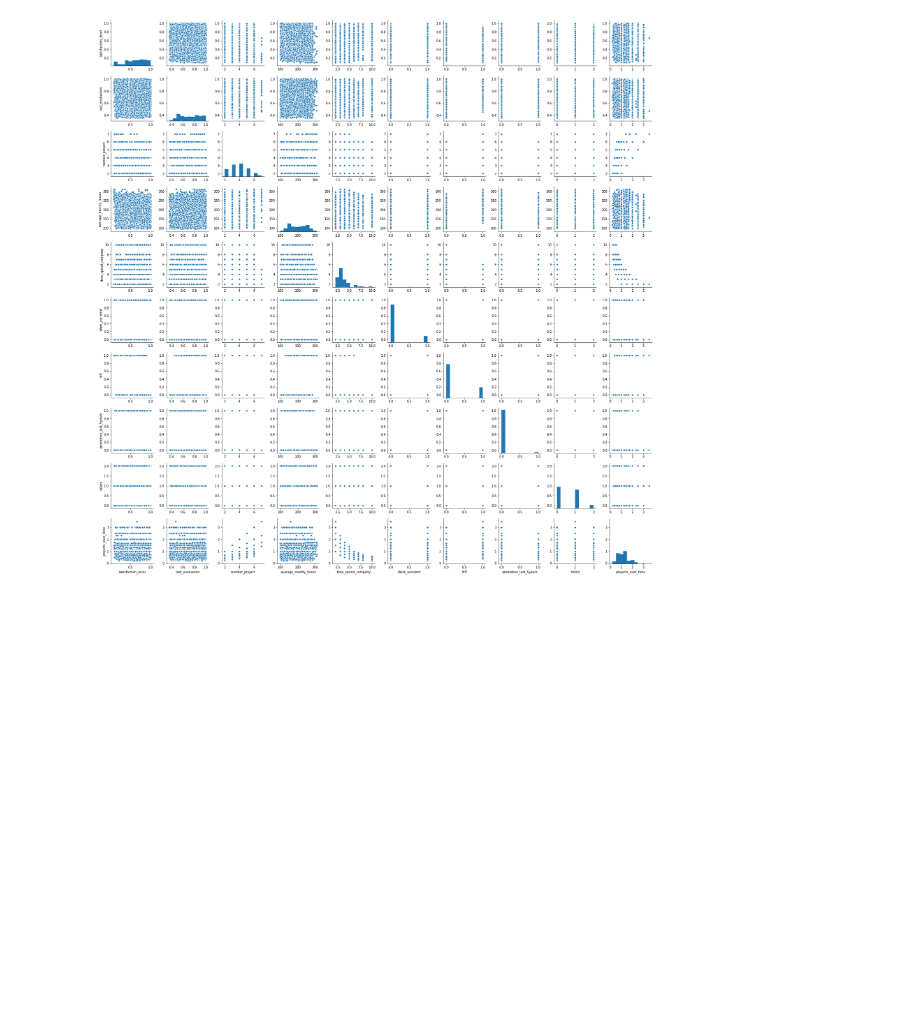
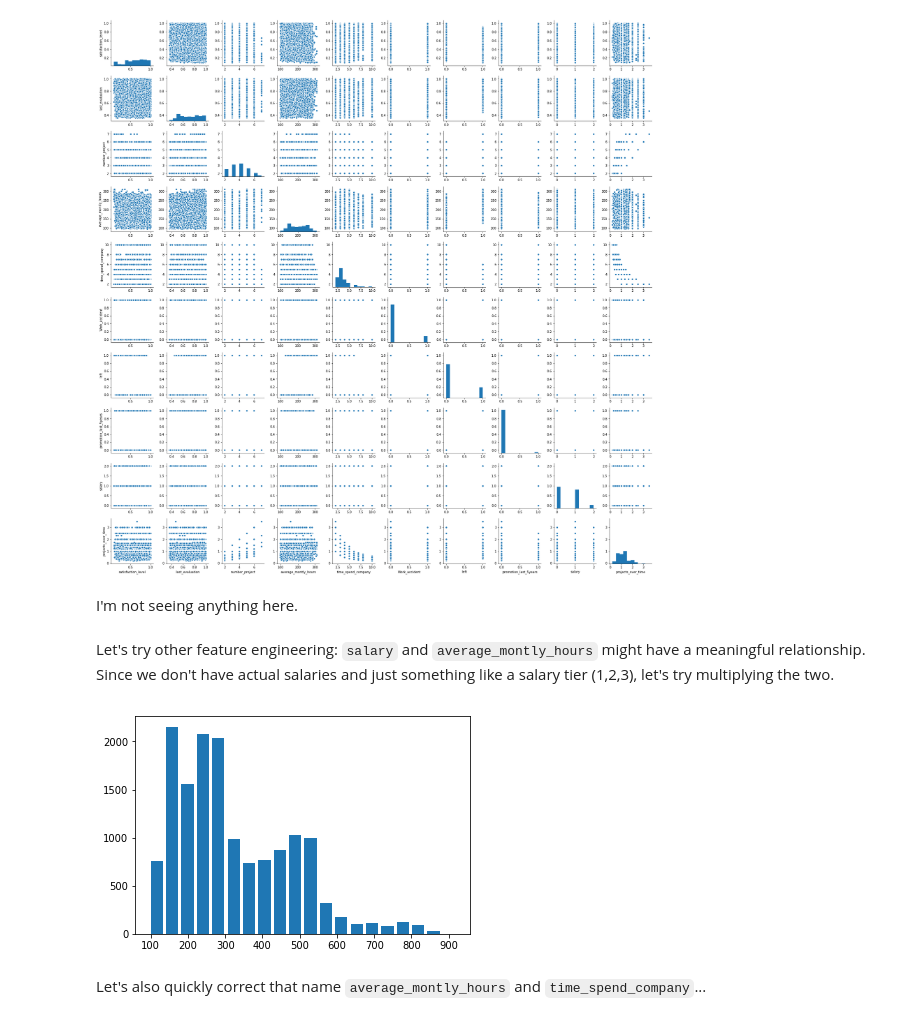
Before and after one commit to giancarlo-garbagnati/employeeretention-ml, a Jupyter notebook: ipynotebooks/hr-employeeretention.ipynb, the cells around one changed output. Cells and saved outputs as stored; diff of their text form; code cells hidden in the pictures; blank space fills up the shorter version.

```diff
--- a/ipynotebooks/hr-employeeretention.ipynb
+++ b/ipynotebooks/hr-employeeretention.ipynb
@@ -212,12 +212,12 @@ Cleaning up/pre-processing and feature engineering...
 `salary` has three categorical variables, but instead of using dummy variables, we'll just change them to numerical.
 # %%
 def impute_salary(s):
-    if (s == 'low') or (s == 0):
-        return 0
-    if (s == 'medium') or (s == 1):
+    if (s == 'low') or (s == 1):
         return 1
-    if (s == 'high') or (s == 2):
+    if (s == 'medium') or (s == 2):
         return 2
+    if (s == 'high') or (s == 3):
+        return 3
     else:
         return -1
 
@@ -303,3 +303,15 @@ sns.pairplot(df[df_pp_vars])
 # %% [output]
 <seaborn.axisgrid.PairGrid at 0x...>
 [figure]
+# %% [markdown]
+I'm not seeing anything here.
+# %% [markdown]
+Let's try other feature engineering: `salary` and `average_montly_hours` might have a meaningful relationship. Since we don't have actual salaries and just something like a salary tier (1,2,3), let's try multiplying the two.
+# %%
+df['approx_earned'] = df['salary']*df['average_montly_hours']
+# %%
+plt.hist(df['approx_earned'], bins=20, rwidth=0.8);
+# %% [output]
+[figure, added]
+# %% [markdown]
+Let's also quickly correct that name `average_montly_hours` and `time_spend_company`...
```
Also changed, not shown: parts of 13 cells of this notebook.
